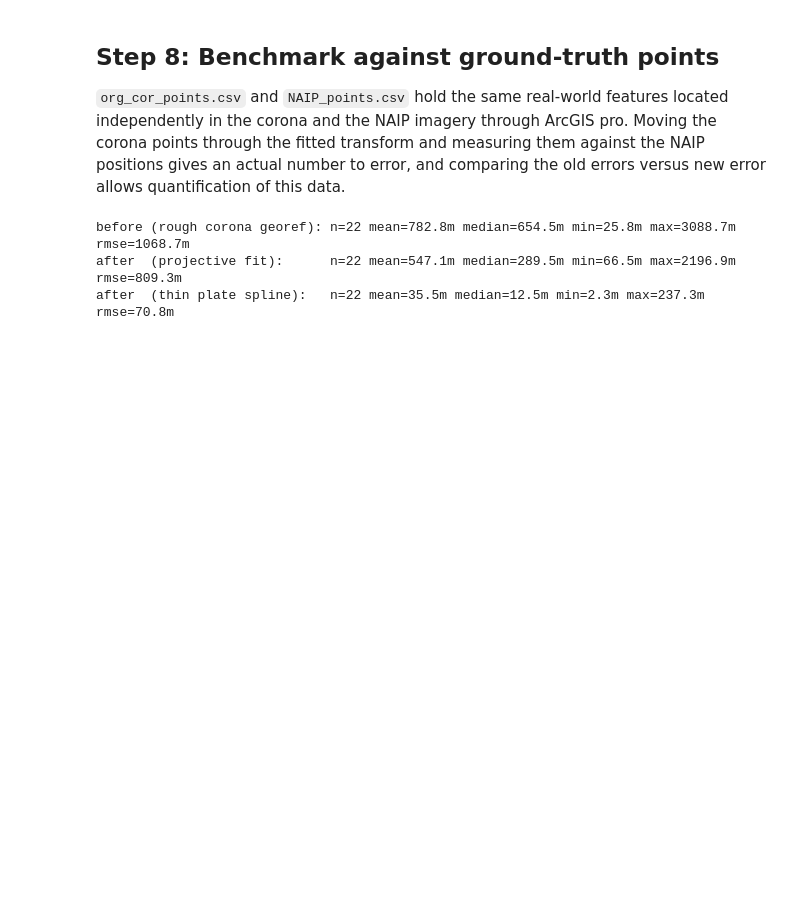
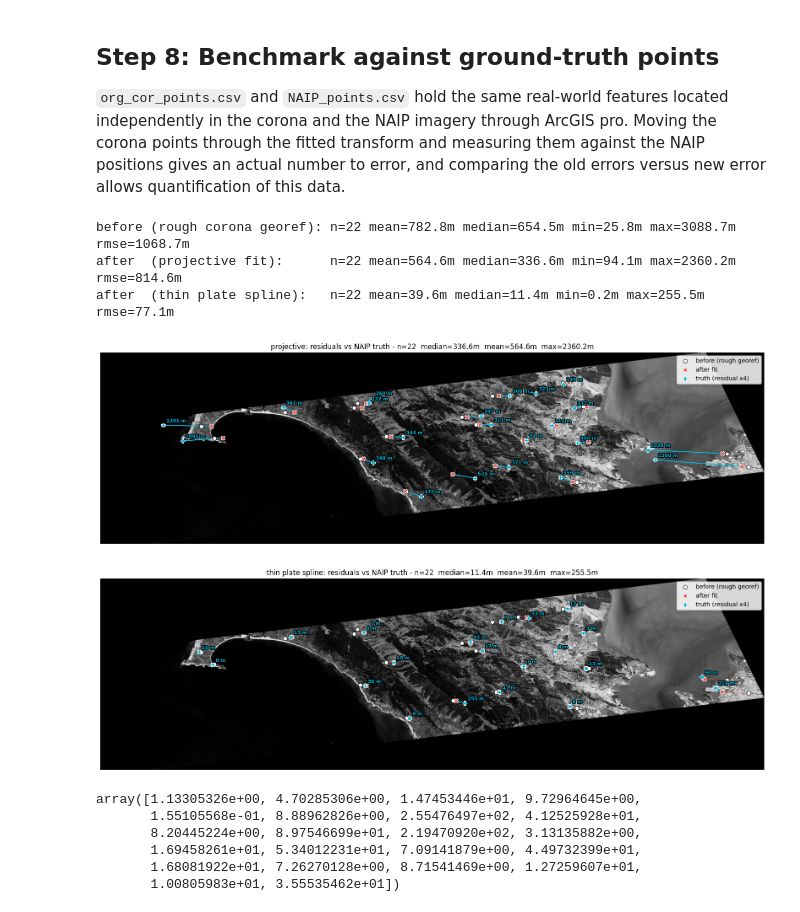
Before and after one commit to geo-di-lab/corona-auto-georeferencing, a Jupyter notebook: Workflow.ipynb, the cells around one changed output. Cells and saved outputs as stored; diff of their text form; code cells hidden in the pictures; blank space fills up the shorter version.

```diff
--- a/Workflow.ipynb
+++ b/Workflow.ipynb
@@ -64,8 +81,12 @@ tile_size = 1024
 tiles_dir = Path("data/tiles")
 georef_dir = Path("data/results")
 
-confidence_threshold = 0.95
+confidence_threshold = 0.98
 min_gcps = 3
+
+# Bucket thinning grid, in corona pixels (~3.29 m/px), so 300 px is roughly 1 km.
+# Set to 0 to skip thinning and fit on every GCP.
+thinning_cell_size = 300
 
 ee_project = "graphic-height-476615-k5"
 region_padding_fraction = 0.05  # pads the NAIP download region by this fraction on each side
@@ -561,8 +664,9 @@ with rasterio.open(corona_source_path) as corona_full:
 
             if confM == 0:
                 empty_tiles.append(count)
+            elif confM>0 :
+                tile_records.append(corona_tile_raster.bounds)
 
-            tile_records.append((corona_tile_raster.bounds, confM > 0))
         count += 1
 
     print(f"{len(gcps)} total GCPs collected across {count} tiles")
@@ -587,0 +697,4 @@ Tile 86: 0 confident matches (5377 total so far)
+# %%
+gcps_thinned = thin_gcps_bucket(gcps, thinning_cell_size)
+print(f"{len(gcps)} GCPs -> {len(gcps_thinned)} after bucket thinning "
+      f"({thinning_cell_size} px cells)")
@@ -590,11 +705,11 @@ Tile 86: 0 confident matches (5377 total so far)
 ### Projective Transformation
 Fits rasterios transform function from every accumulated GCP across all tiles, then writes a georeferenced copy of the full corona coverage image using that transform. THIS IS YOUR GEOREFERENCED IMAGE!
 # %%
-if len(gcps) < min_gcps:
+if len(gcps_thinned) < min_gcps:
     raise RuntimeError(f"Fewer than {min_gcps} total GCPs collected - cannot fit a transform")
 
 #projective
-transform = rasterio.transform.from_gcps(gcps)
+transform = rasterio.transform.from_gcps(gcps_thinned)
 
 pr_georef_path = georef_dir / "projectiveGeo.tif"
 shutil.copy(corona_source_path, pr_georef_path)
@@ -667,20 +786,33 @@ display_gcps(gcps, corona_source_path)
 # %%
 original_points = read_points_csv(benchmark_corona_csv)
 naip_points = read_points_csv(benchmark_naip_csv)
 
 moved_points = apply_transform_to_points(
     benchmark_corona_csv, benchmark_moved_csv, corona_source_path, transform, naip_crs
 )
 
 # TPS takes the gcps directly - there is no fitted affine to pass in
 tps_points = apply_tps_to_points(
-    benchmark_corona_csv, benchmark_tps_csv, corona_source_path, gcps, naip_crs
+    benchmark_corona_csv, benchmark_tps_csv, corona_source_path, gcps_thinned, naip_crs
 )
 
 before = compare_points(original_points, naip_points, label='before (rough corona georef):')
 after = compare_points(moved_points, naip_points, label='after  (projective fit):     ')
 tps = compare_points(tps_points, naip_points, label='after  (thin plate spline):  ')
+
+display_benchmark_residuals(corona_source_path, original_points, moved_points, naip_points,
+                            label='projective: ')
+display_benchmark_residuals(corona_source_path, original_points, tps_points, naip_points,
+                            label='thin plate spline: ')
 # %% [output]
 before (rough corona georef): n=22 mean=782.8m median=654.5m min=25.8m max=3088.7m rmse=1068.7m
-after  (projective fit):      n=22 mean=547.1m median=289.5m min=66.5m max=2196.9m rmse=809.3m
-after  (thin plate spline):   n=22 mean=35.5m median=12.5m min=2.3m max=237.3m rmse=70.8m
+after  (projective fit):      n=22 mean=564.6m median=336.6m min=94.1m max=2360.2m rmse=814.6m
+after  (thin plate spline):   n=22 mean=39.6m median=11.4m min=0.2m max=255.5m rmse=77.1m
+[figure, added]
+[figure, added]
+array([1.13305326e+00, 4.70285306e+00, 1.47453446e+01, 9.72964645e+00,
+       1.55105568e-01, 8.88962826e+00, 2.55476497e+02, 4.12525928e+01,
+       8.20445224e+00, 8.97546699e+01, 2.19470920e+02, 3.13135882e+00,
+       1.69458261e+01, 5.34012231e+01, 7.09141879e+00, 4.49732399e+01,
+       1.68081922e+01, 7.26270128e+00, 8.71541469e+00, 1.27259607e+01,
+       1.00805983e+01, 3.55535462e+01])
```
Also changed, not shown: parts of 8 cells of this notebook.
